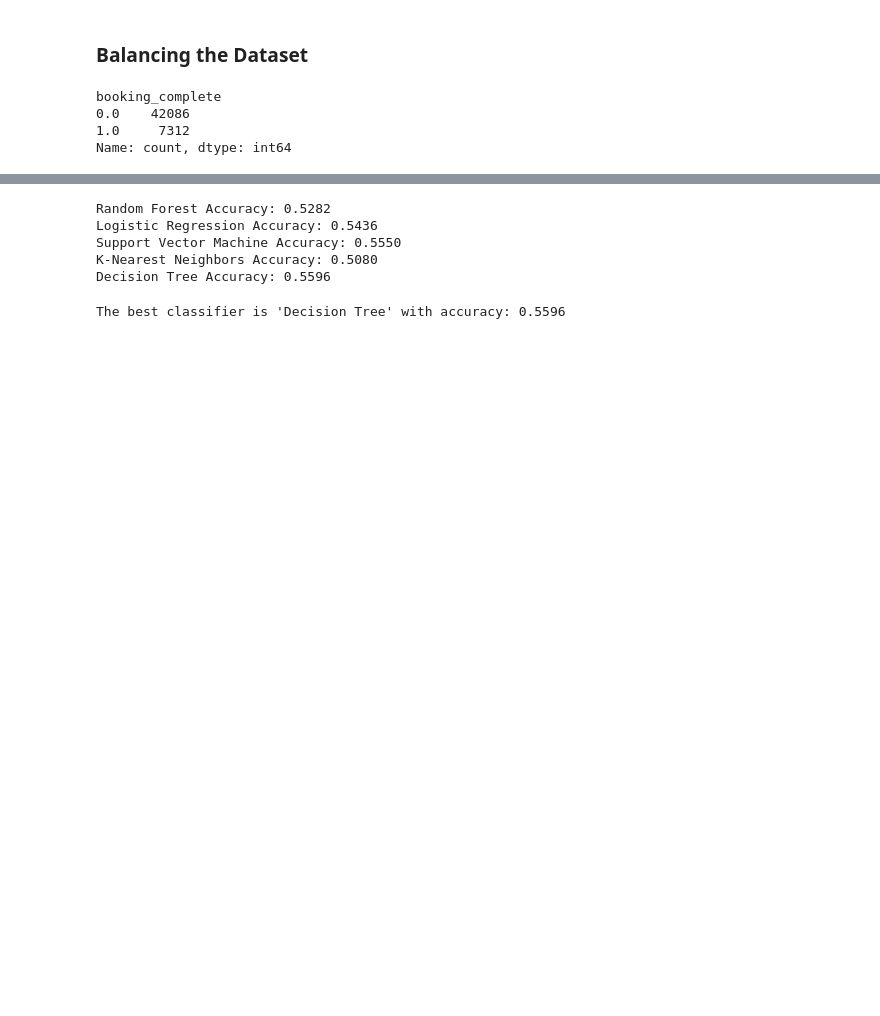
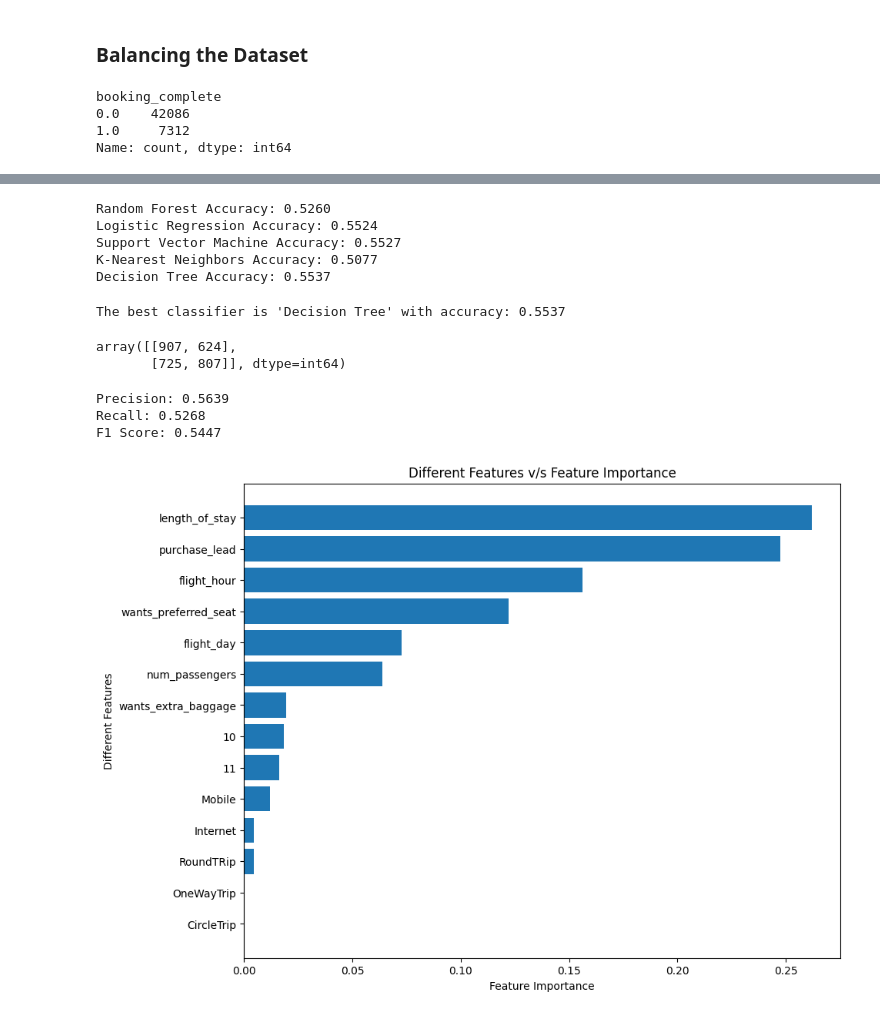
Before and after one commit to Devanand2501/british-airways-analysis, a Jupyter notebook: Predictive modeling/prediction_model.ipynb, the cells around one changed output, grey strips where cells are left out. Saved outputs shown, nothing was run; the diff lists cells and outputs as text; code cells hidden in the pictures; blank space fills up the shorter version.

```diff
--- a/Predictive modeling/prediction_model.ipynb
+++ b/Predictive modeling/prediction_model.ipynb
@@ -141,3 +142,10 @@ best_accuracy = correct_freq[best_classifier] / len(y_test)
 print(f"\nThe best classifier is '{best_classifier}' with accuracy: {best_accuracy:.4f}")
 # %% [output]
 The best classifier is 'Logistic Regression' with accuracy: 0.8500
+# %%
+model = LogisticRegression(random_state=0)
+model.fit(x_train,y_train)
+y_pred = model.predict(x_test)
+
+cm = confusion_matrix(y_true=y_test,y_pred=y_pred)
+cm
@@ -185,15 +196,47 @@ for name, model in classifiers:
     accuracy_2[name]=res
     print(f"{name} Accuracy: {res:.4f}")
 # %% [output]
-Random Forest Accuracy: 0.5282
-Logistic Regression Accuracy: 0.5436
-Support Vector Machine Accuracy: 0.5550
-K-Nearest Neighbors Accuracy: 0.5080
-Decision Tree Accuracy: 0.5596
+Random Forest Accuracy: 0.5260
+Logistic Regression Accuracy: 0.5524
+Support Vector Machine Accuracy: 0.5527
+K-Nearest Neighbors Accuracy: 0.5077
+Decision Tree Accuracy: 0.5537
 # %%
 correct_freq = {name: (pred == y_test).sum() for name, pred in predictions_2.items()}
 best_classifier = max(correct_freq, key=correct_freq.get)
 best_accuracy = correct_freq[best_classifier] / len(y_test)
 print(f"\nThe best classifier is '{best_classifier}' with accuracy: {best_accuracy:.4f}")
 # %% [output]
-The best classifier is 'Decision Tree' with accuracy: 0.5596
+The best classifier is 'Decision Tree' with accuracy: 0.5537
+# %%
+model = DecisionTreeClassifier(criterion='gini',max_depth=10)
+model.fit(x_train,y_train)
+y_pred = model.predict(x_test)
+
+cm = confusion_matrix(y_true=y_test,y_pred=y_pred)
+cm
+# %% [output]
+array([[907, 624],
+       [725, 807]], dtype=int64)
+# %%
+precision = precision_score(y_test, y_pred)
+recall = recall_score(y_test, y_pred)
+f1 = f1_score(y_test, y_pred)
+
+print(f"Precision: {precision:.4f}")
+print(f"Recall: {recall:.4f}")
+print(f"F1 Score: {f1:.4f}")
+# %% [output]
+Precision: 0.5639
+Recall: 0.5268
+F1 Score: 0.5447
+# %%
+plt.figure(figsize=(10,8))
+sorted_idx = model.feature_importances_.argsort()
+plt.barh(scaled_df.iloc[:,:-1].columns[sorted_idx], model.feature_importances_[sorted_idx])
+plt.xlabel("Feature Importance")
+plt.ylabel("Different Features")
+plt.title("Different Features v/s Feature Importance")
+plt.show()
+# %% [output]
+[figure, added]
```
Also changed, not shown: parts of 5 cells of this notebook.
